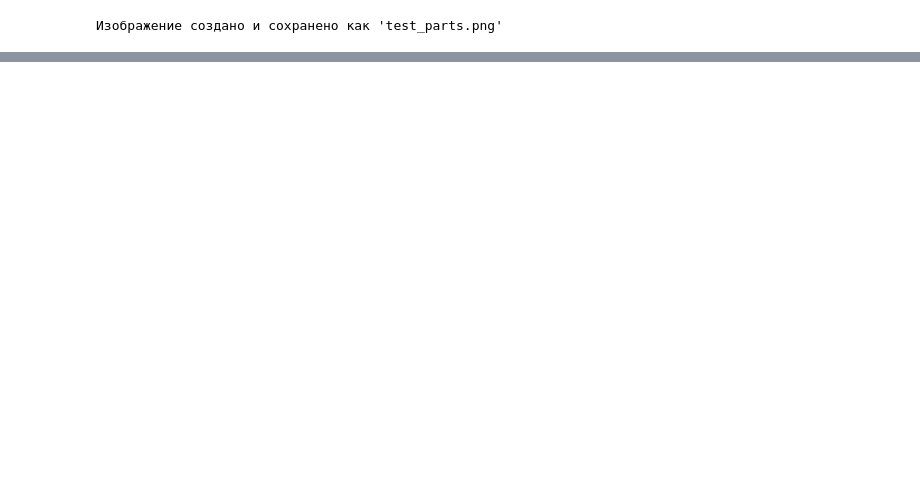
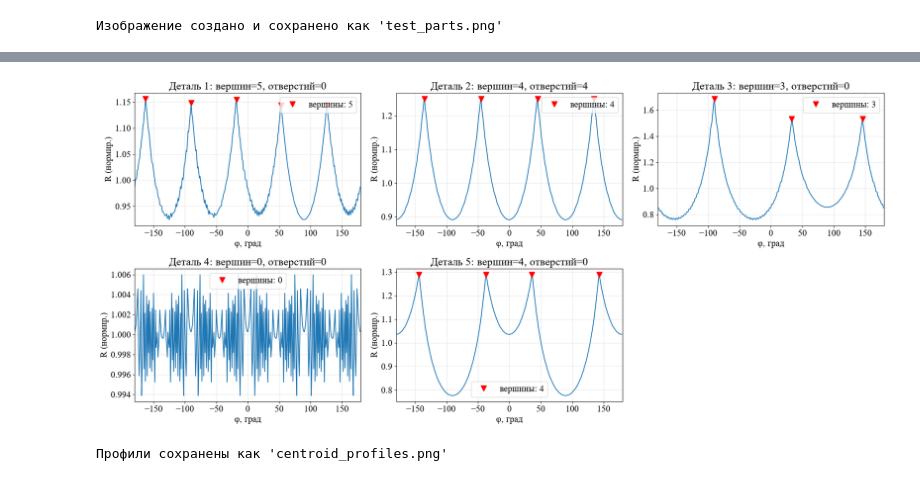
Before and after one commit to RiXenGC/pattern-recognition, a Jupyter notebook: lr2/main.ipynb, the cells around one changed output, grey strips where cells are left out. Saved outputs shown, nothing was run; the diff lists cells and outputs as text; code cells hidden in the pictures; blank space fills up the shorter version.

```diff
--- a/lr2/main.ipynb
+++ b/lr2/main.ipynb
@@ -267,0 +331,26 @@ for feat in features:
+# %%
+fig3, axes3 = plt.subplots(2, 3, figsize=(20, 9))
+axes3 = axes3.ravel()
+phi = np.linspace(-180, 180, 360, endpoint=False)
+
+for ax, feat in zip(axes3, features):
+    R = profiles[feat['label']]
+    peaks, _ = find_peaks(R, prominence=0.05, distance=30)
+    ax.plot(phi, R, linewidth=1.5)
+    ax.plot(phi[peaks], R[peaks], 'rv', markersize=10, label=f'вершины: {len(peaks)}')
+    ax.set_title(f"Деталь {feat['label']}: вершин={feat['num_vertices']}, отверстий={feat['num_holes']}")
+    ax.set_xlabel('φ, град')
+    ax.set_ylabel('R (нормир.)')
+    ax.legend()
+    ax.grid(alpha=0.3)
+    ax.set_xlim(-180, 180)
+
+axes3[-1].axis('off')
+plt.tight_layout()
+plt.show()
+
+fig3.savefig(ROOT_DIR / "data/lr2/centroid_profiles.png")
+print("Профили сохранены как 'centroid_profiles.png'")
+# %% [output]
+[figure, added]
+Профили сохранены как 'centroid_profiles.png'
```
Also changed, not shown: parts of 13 cells of this notebook, 5 other files.
